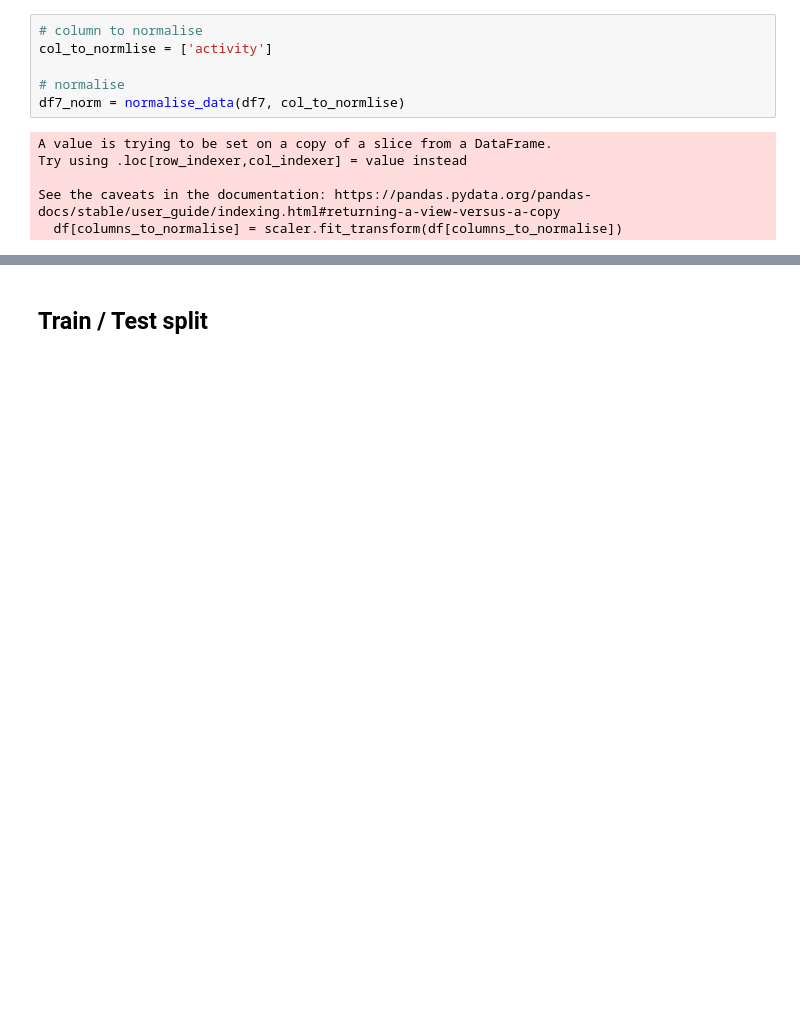
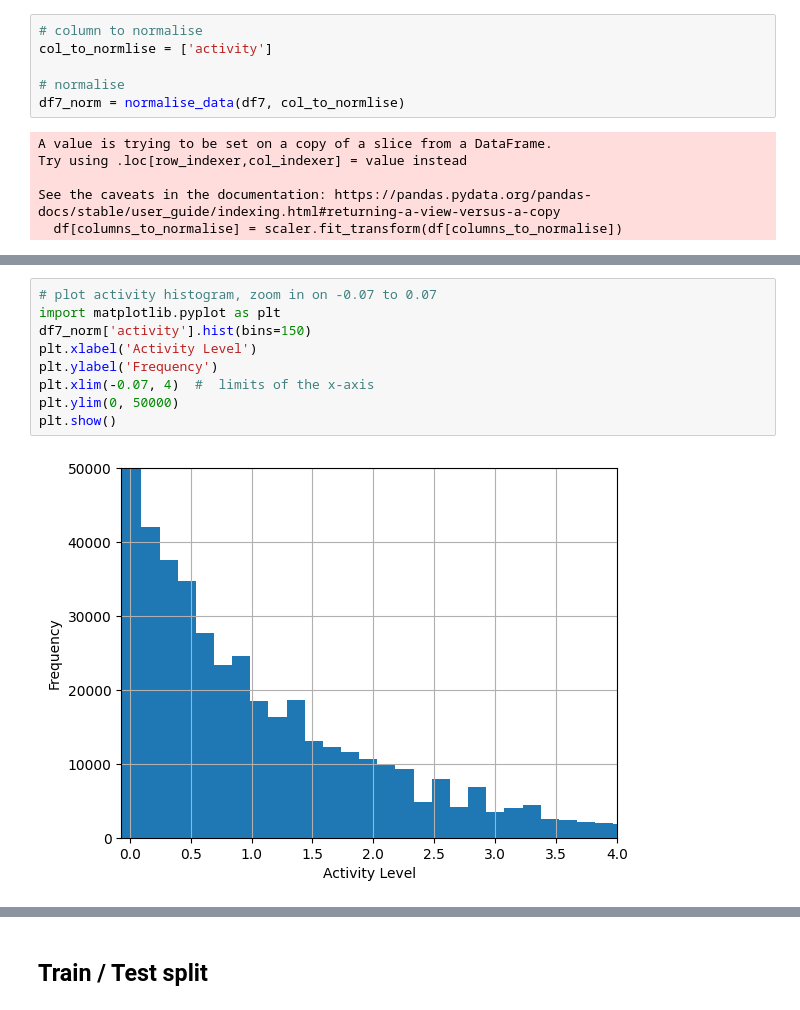
Before and after one commit to zoonalink/IGP-5, a Jupyter notebook: petter/base-class-agg-features-with-cv.ipynb, the cells around one changed output, grey strips where cells are left out. Drawn from its saved outputs; the diff is of its cells as text; blank space fills up the shorter version.

```diff
--- a/petter/base-class-agg-features-with-cv.ipynb
+++ b/petter/base-class-agg-features-with-cv.ipynb
@@ -102,0 +119,11 @@ This model will use 'activity levels per day' as the feature
+# %%
+# plot activity histogram, zoom in on -0.07 to 0.07
+import matplotlib.pyplot as plt
+df7_norm['activity'].hist(bins=150)
+plt.xlabel('Activity Level')
+plt.ylabel('Frequency')
+plt.xlim(-0.07, 4)  #  limits of the x-axis
+plt.ylim(0, 50000)
+plt.show()
+# %% [output]
+[figure, added]
```
Also changed, not shown: parts of 15 cells of this notebook, 1 other file.
